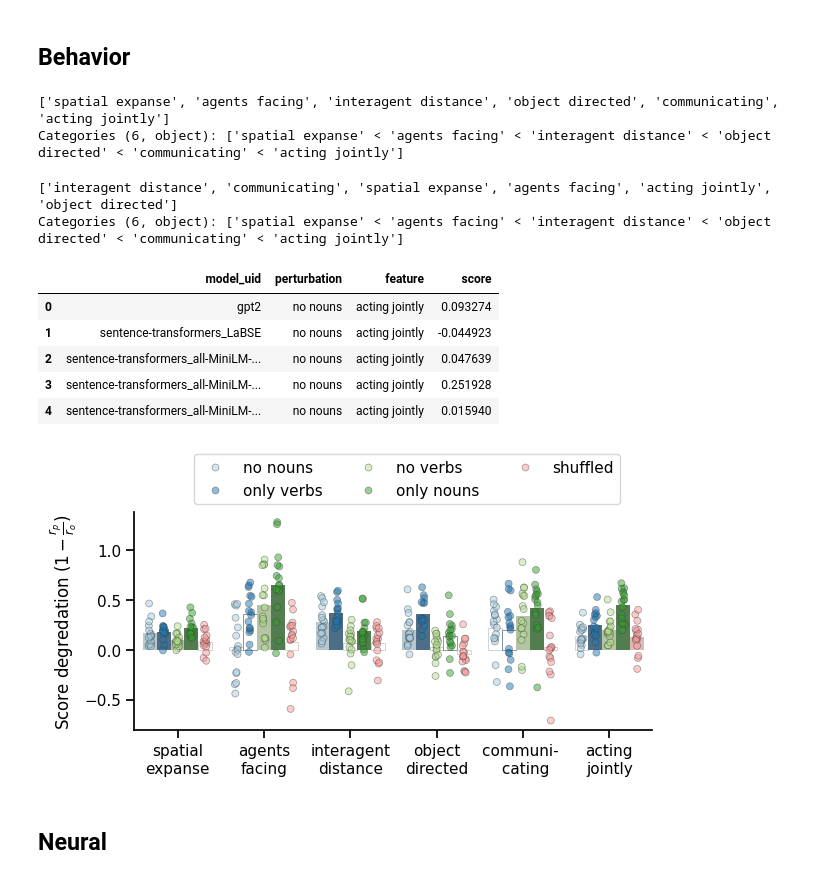
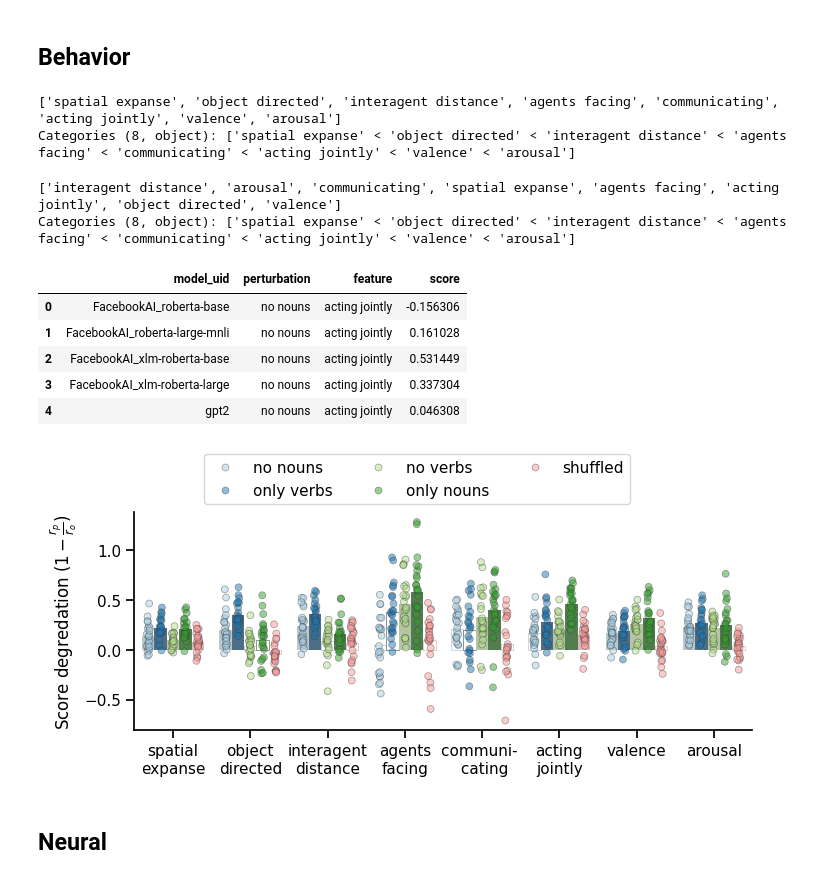
Before and after one commit to Isik-lab/SIfMRI_modeling, a Jupyter notebook: notebooks/model_class_averaging.ipynb, the cells around one changed output. Saved outputs shown, nothing was run; the diff lists cells and outputs as text; code cells hidden in the pictures.

Commit message:
plotting

```diff
--- a/notebooks/model_class_averaging.ipynb
+++ b/notebooks/model_class_averaging.ipynb
@@ -18,7 +18,7 @@ model_info = get_model_options()
 # Setup
 # %%
 figure_path = '../reports/figures/ResultsSummary'
-cut_emotion = True
+cut_emotion = False
 # %%
 rois = ['EVC', 'MT', 'EBA', 'LOC', 'pSTS', 'aSTS', 'FFA', 'PPA']
 perturbations = ['no nouns', 'only verbs', 'no verbs', 'only nouns', 'shuffled']
@@ -86,11 +94,18 @@ def mean_of_arrays(series):
 behavior_reliability = pd.read_csv(f'../data/interim/ReorganizeBehavior/metadata.csv')
 behavior_reliability.replace(feature_naming(behavior_reliability.feature.unique()), inplace=True)
 if cut_emotion:
+    annotated_features = ["spatial expanse", "agents facing", "interagent distance",
+                      "object directed", "communicating", "acting jointly",
+                      "valence", "arousal"]
     behavior_reliability = behavior_reliability.loc[~behavior_reliability.feature.isin(['valence',
                                                                                         'arousal'])].reset_index(drop=True)
     behavior_reliability['feature'] = pd.Categorical(behavior_reliability['feature'],
                                                      categories=annotated_features[:-2], ordered=True)
 else:
+    annotated_features = ["spatial expanse", "object directed",
+                          "interagent distance", "agents facing",
+                          "communicating", "acting jointly",
+                          "valence", "arousal"]
     behavior_reliability['feature'] = pd.Categorical(behavior_reliability['feature'],
                                                      categories=annotated_features, ordered=True)
 behavior_reliability
@@ -131,8 +148,8 @@ else:
 stats = stats.sort_values(by=['perturbation', 'feature']).reset_index(drop=True)
 stats.feature.unique()
 # %% [output]
-['spatial expanse', 'agents facing', 'interagent distance', 'object directed', 'communicating', 'acting jointly']
-Categories (6, object): ['spatial expanse' < 'agents facing' < 'interagent distance' < 'object directed' < 'communicating' < 'acting jointly']
+['spatial expanse', 'object directed', 'interagent distance', 'agents facing', 'communicating', 'acting jointly', 'valence', 'arousal']
+Categories (8, object): ['spatial expanse' < 'object directed' < 'interagent distance' < 'agents facing' < 'communicating' < 'acting jointly' < 'valence' < 'arousal']
 # %%
 run_summary = False
 if run_summary:
@@ -153,8 +170,8 @@ else:
     df['feature'] = pd.Categorical(df['feature'], categories=annotated_features, ordered=True)
 df.feature.unique()
 # %% [output]
-['interagent distance', 'communicating', 'spatial expanse', 'agents facing', 'acting jointly', 'object directed']
-Categories (6, object): ['spatial expanse' < 'agents facing' < 'interagent distance' < 'object directed' < 'communicating' < 'acting jointly']
+['interagent distance', 'arousal', 'communicating', 'spatial expanse', 'agents facing', 'acting jointly', 'object directed', 'valence']
+Categories (8, object): ['spatial expanse' < 'object directed' < 'interagent distance' < 'agents facing' < 'communicating' < 'acting jointly' < 'valence' < 'arousal']
 # %%
 df['feature'] = df['feature'].astype(str)
 df['perturbation'] = df['perturbation'].astype(str)
@@ -181,22 +198,22 @@ else:
 ratio_df.head()
 # %% [output]
 |  | model_uid | perturbation | feature | score |
-| 0 | gpt2 | no nouns | acting jointly | 0.093274 |
-| 1 | sentence-transformers_LaBSE | no nouns | acting jointly | -0.044923 |
-| 2 | sentence-transformers_all-MiniLM-... | no nouns | acting jointly | 0.047639 |
-| 3 | sentence-transformers_all-MiniLM-... | no nouns | acting jointly | 0.251928 |
-| 4 | sentence-transformers_all-MiniLM-... | no nouns | acting jointly | 0.015940 |
+| 0 | FacebookAI_roberta-base | no nouns | acting jointly | -0.156306 |
+| 1 | FacebookAI_roberta-large-mnli | no nouns | acting jointly | 0.161028 |
+| 2 | FacebookAI_xlm-roberta-base | no nouns | acting jointly | 0.531449 |
+| 3 | FacebookAI_xlm-roberta-large | no nouns | acting jointly | 0.337304 |
+| 4 | gpt2 | no nouns | acting jointly | 0.046308 |
 # %%
-def plot_perturbation_summary(df_, category, stats=None, stats_ypos=None,
+def plot_perturbation_summary(df_, category, stats=None,
                               reliability_=None, out_file=None,
                               y_var='test_score', y_label='Score ($r$)',
-                              palette_name=None):
+                              palette_name=None, figsize=(6.5,3.8)):
     if palette_name is None:
         palette = sns.color_palette("Paired", df_.perturbation.nunique())
     else:
         palette = sns.color_palette(palette_name, df_.perturbation.nunique())
     sns.set_context(context='notebook')
-    fig, ax = plt.subplots(figsize=(6.5,3.8))
+    fig, ax = plt.subplots(figsize=figsize)
     sns.stripplot(x=category, y=y_var, hue='perturbation', data=df_,
                   ax=ax, dodge=True, jitter=True, linewidth=.5,
                   zorder=1, palette=palette, alpha=.5, legend=True)
@@ -245,14 +262,16 @@ def plot_perturbation_summary(df_, category, stats=None, stats_ypos=None,
 # %%
 if cut_emotion:
     out_file = '../reports/figures/ResultsSummary/behavior_pertubations_noemotion.pdf'
+    figsize=(6.5,3.8)
 else:
     out_file = '../reports/figures/ResultsSummary/behavior_pertubations.pdf'
+    figsize=(7.5,3.8)
 plot_perturbation_summary(ratio_df, 'feature',# reliability_=behavior_reliability,
                           stats=stats, y_label='Score degredation ($1 - \\frac{r_p}{r_o}$)',
-                          y_var='score', stats_ypos=y_pos,
+                          y_var='score', figsize=figsize,
                           out_file=out_file)
 # %% [output]
-[figure, old version]
+[figure, new version]
 # %% [markdown]
 ## Neural
 # %% [markdown]
```
Also changed, not shown: parts of 15 cells of this notebook, 3 other files.
